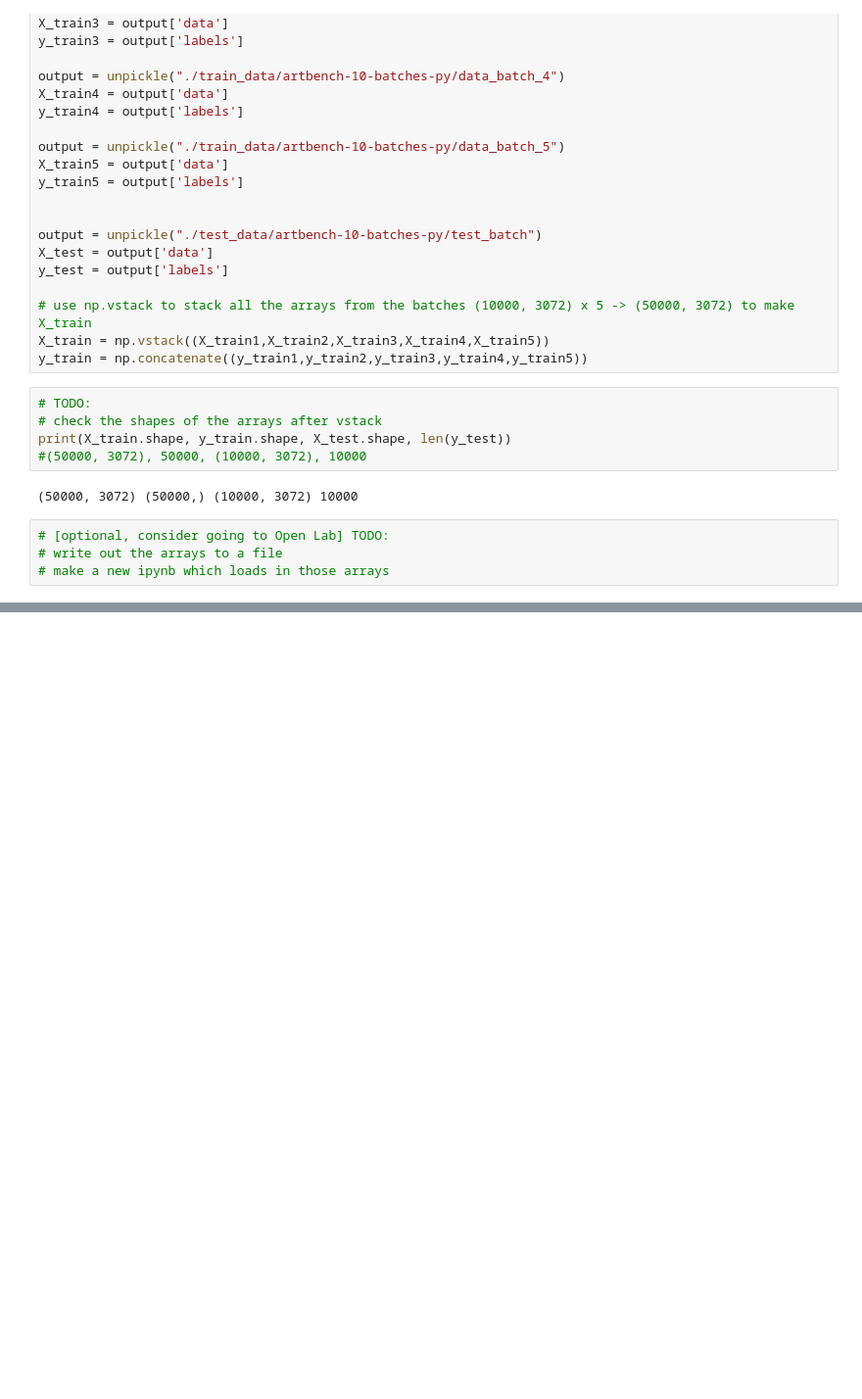
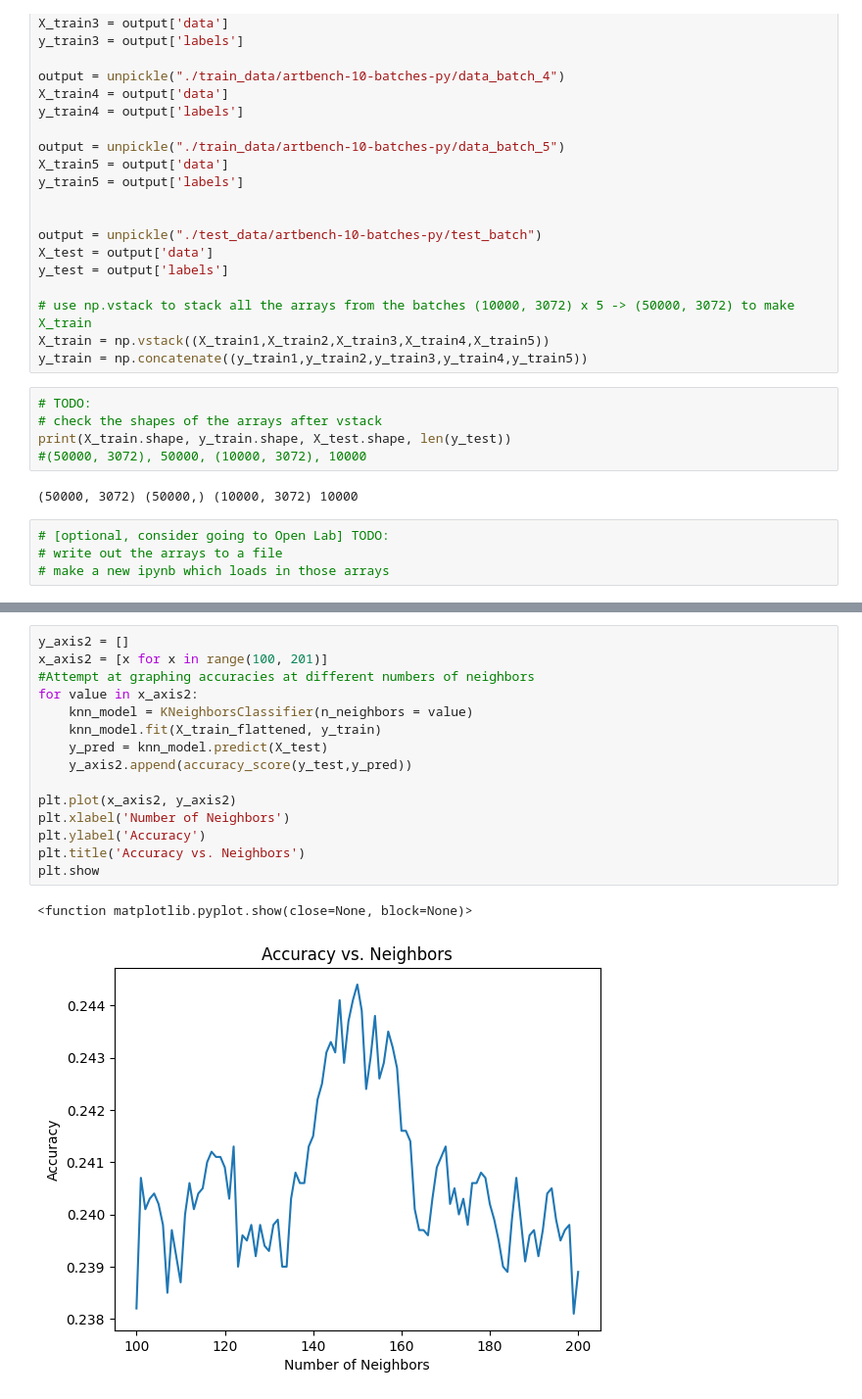
Before and after one commit to kccaterworld/inspiritwork, a Jupyter notebook: mainish.ipynb, the cells around one changed output, grey strips where cells are left out. Shown: that part at 98% size. Saved outputs shown, nothing was run; the diff lists cells and outputs as text; blank space fills up the shorter version.

```diff
--- a/mainish.ipynb
+++ b/mainish.ipynb
@@ -121,0 +164,18 @@ ModuleNotFoundError: No module named 'sklearn'
+# %%
+y_axis2 = []
+x_axis2 = [x for x in range(100, 201)]
+#Attempt at graphing accuracies at different numbers of neighbors
+for value in x_axis2:
+    knn_model = KNeighborsClassifier(n_neighbors = value)
+    knn_model.fit(X_train_flattened, y_train)
+    y_pred = knn_model.predict(X_test)
+    y_axis2.append(accuracy_score(y_test,y_pred))
+
+plt.plot(x_axis2, y_axis2)
+plt.xlabel('Number of Neighbors')
+plt.ylabel('Accuracy')
+plt.title('Accuracy vs. Neighbors')
+plt.show
+# %% [output]
+<function matplotlib.pyplot.show(close=None, block=None)>
+[figure, added]
```
Also changed, not shown: parts of 5 cells of this notebook.
